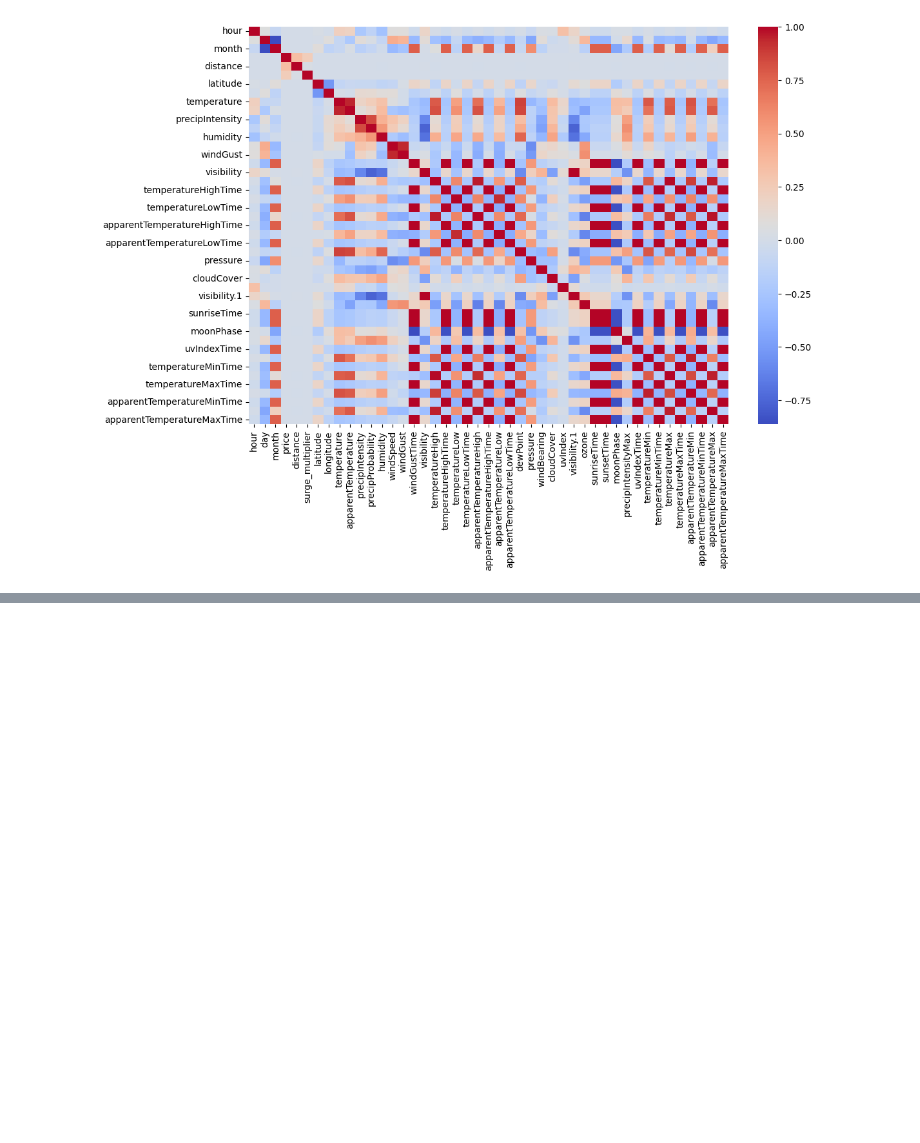
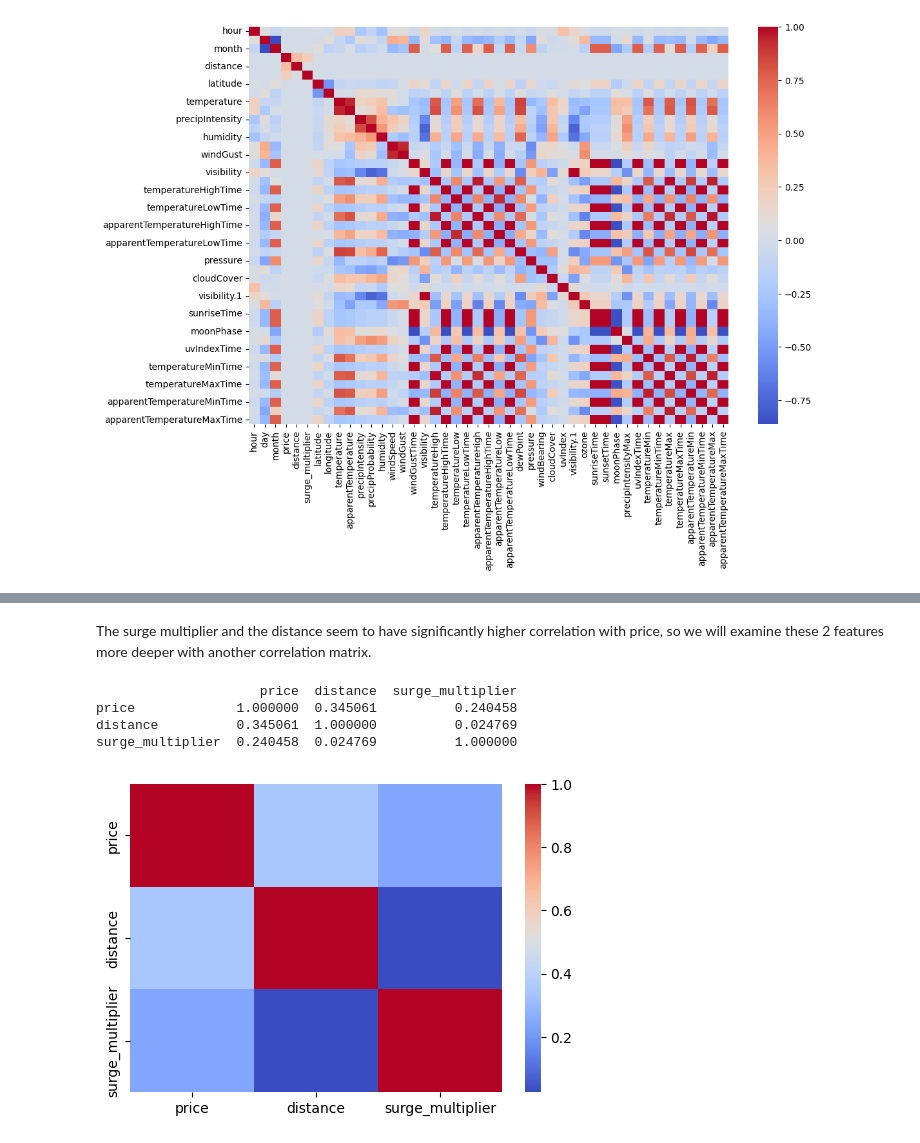
Before and after one commit to achchala/rideshare-predictive-pricing, a Jupyter notebook: notebooks/data_exploration.ipynb, the cells around one changed output, grey strips where cells are left out. Cells and saved outputs as stored; diff of their text form; code cells hidden in the pictures; blank space fills up the shorter version.

```diff
--- a/notebooks/data_exploration.ipynb
+++ b/notebooks/data_exploration.ipynb
@@ -200,0 +279,15 @@ plt.show()
+# %% [markdown]
+The surge multiplier and the distance seem to have significantly higher correlation with price, so we will examine these 2 features more deeper with another correlation matrix.
+# %%
+priority_columns = df[['price', 'distance', 'surge_multiplier']]
+corr_matrix2 = priority_columns.corr()
+print(corr_matrix2)
+plt.figure(figsize=(6, 4))
+sns.heatmap(corr_matrix2, fmt=".2f", cmap='coolwarm')
+plt.show()
+# %% [output]
+                     price  distance  surge_multiplier
+price             1.000000  0.345061          0.240458
+distance          0.345061  1.000000          0.024769
+surge_multiplier  0.240458  0.024769          1.000000
+[figure, added]
```
Also changed, not shown: parts of 23 cells of this notebook.
